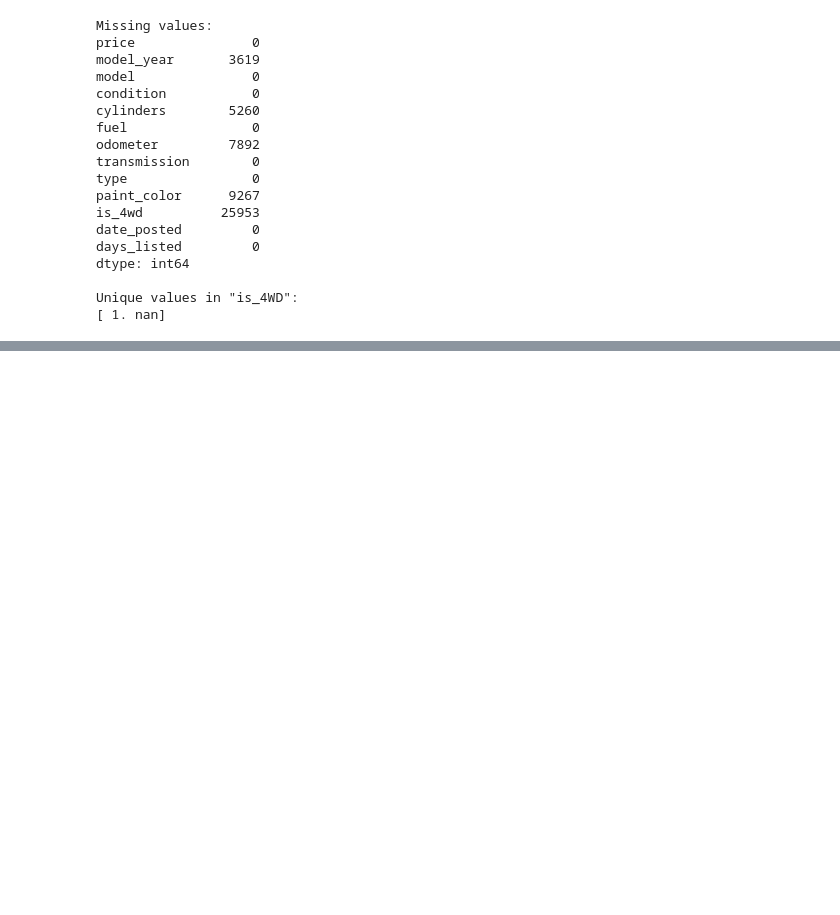
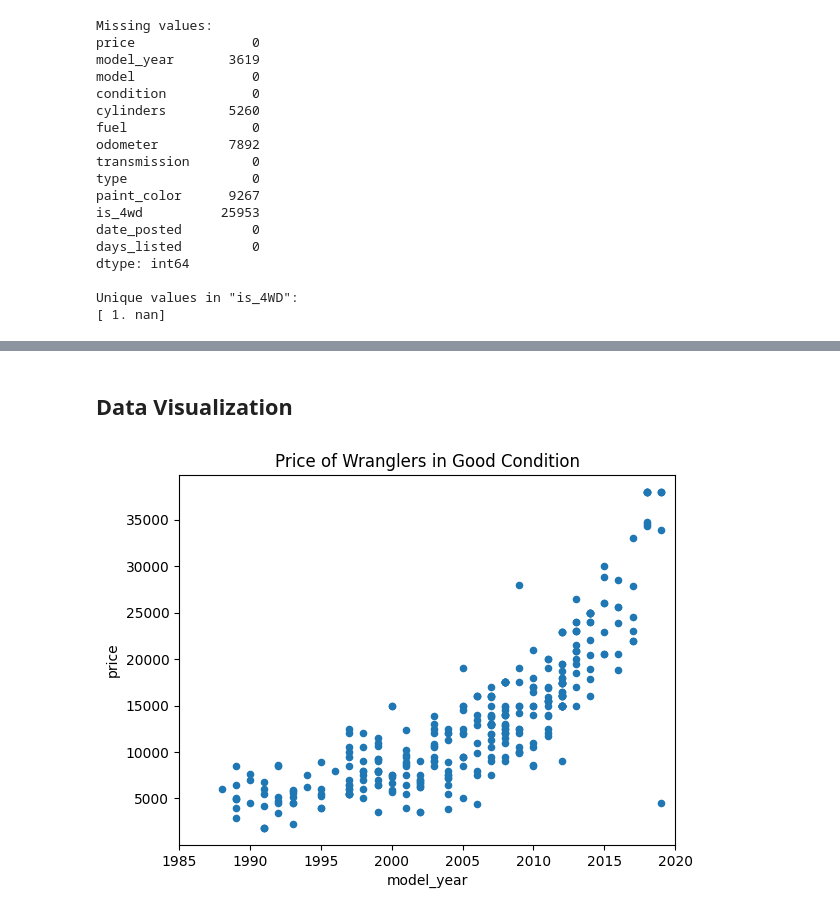
Before and after one commit to CoderCristobal/sprint_4_project, a Jupyter notebook: EDA.ipynb, the cells around one changed output, grey strips where cells are left out. Saved outputs shown, nothing was run; the diff lists cells and outputs as text; code cells hidden in the pictures; blank space fills up the shorter version.

```diff
--- a/EDA.ipynb
+++ b/EDA.ipynb
@@ -162,0 +202,14 @@ manu_year[manu_year['model_year'] == 1999]
+# %% [markdown]
+## Data Visualization
+# %%
+#Price of individual Jeep Wranglers in good condition by year
+df.loc[(df['model'] == 'wrangler') & (df['condition'] == 'good')].plot(
+    kind='scatter',
+    x='model_year',
+    xlim=[1985, 2020],
+    y='price',
+    title='Price of Wranglers in Good Condition'
+)
+plt.show()
+# %% [output]
+[figure, added]
```
Also changed, not shown: parts of 23 cells of this notebook, 2 other files.
